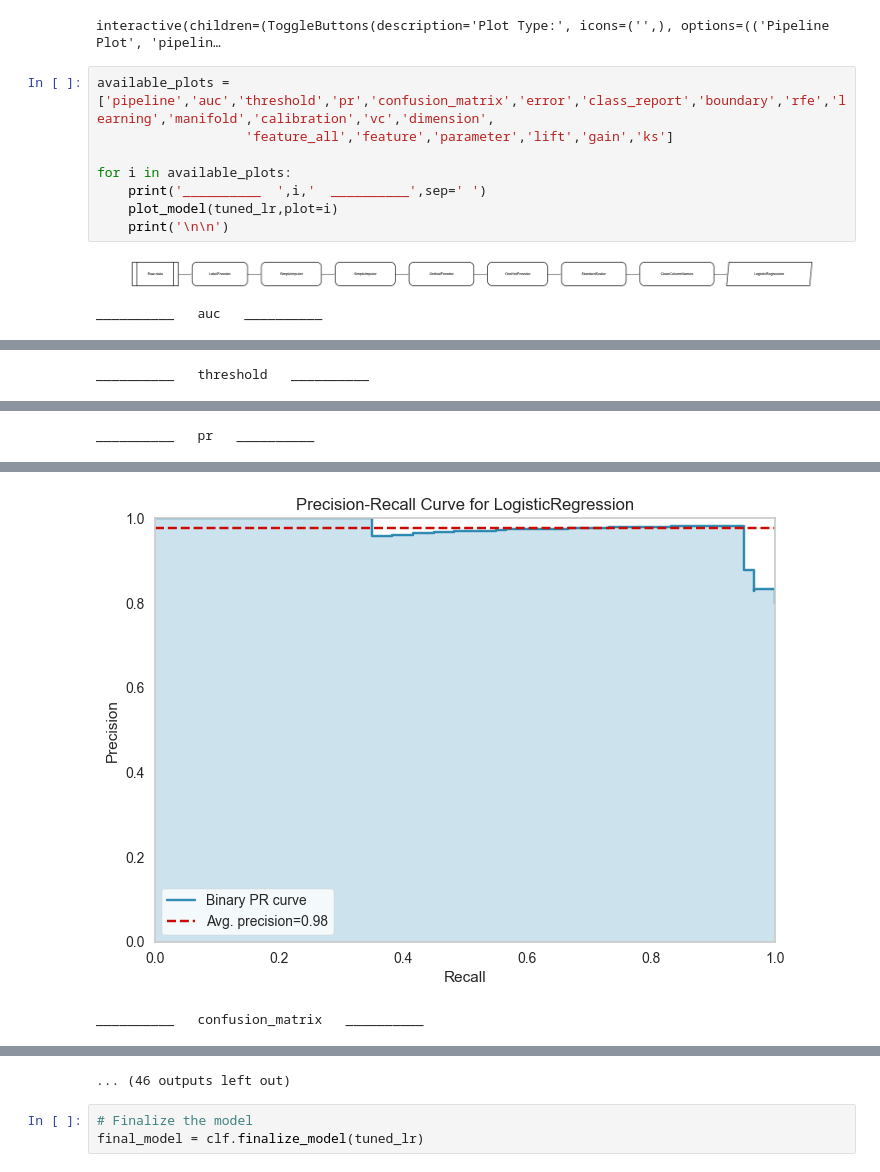
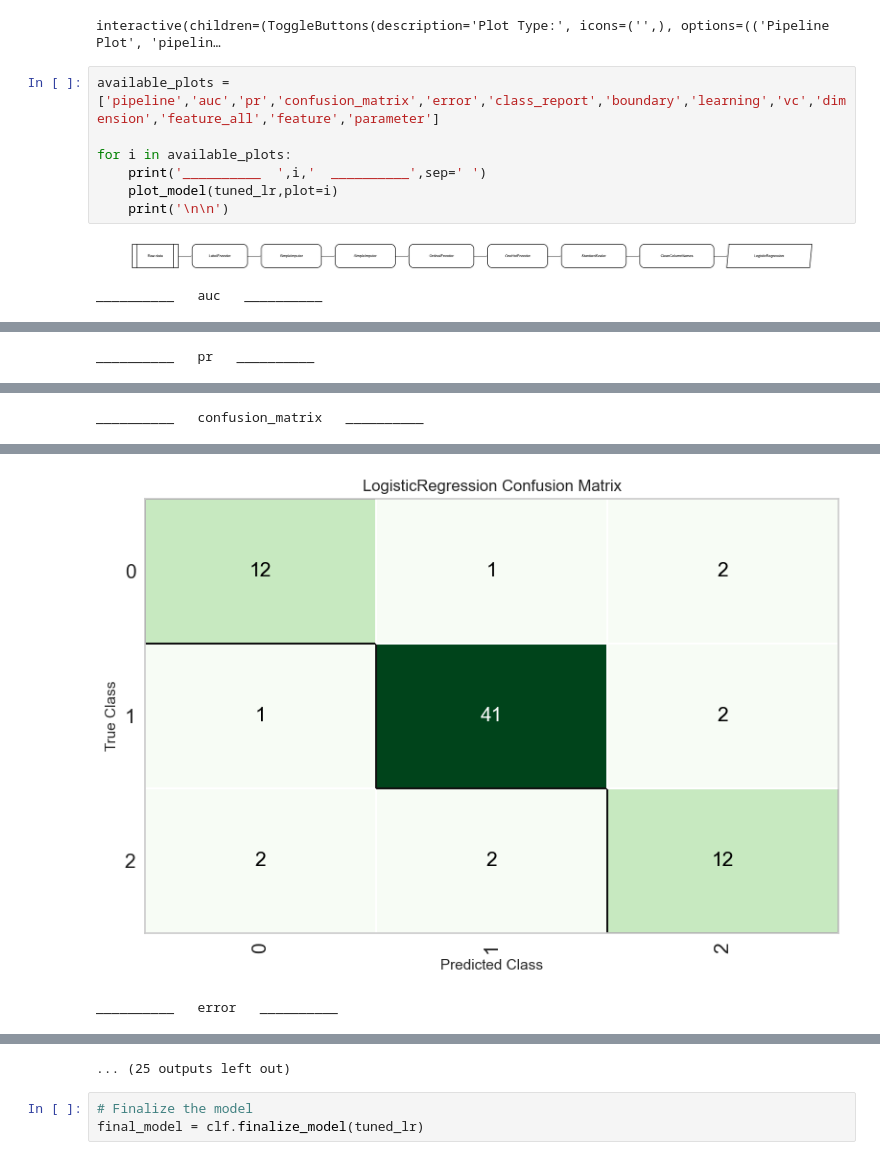
Before and after one commit to giselle06/MlOps_Proj, a Jupyter notebook: MLOps_Proj/notebooks/mlops_see.ipynb, the cells around one changed output, grey strips where cells are left out. Cells and saved outputs as stored; diff of their text form.

```diff
--- a/MLOps_Proj/notebooks/mlops_see.ipynb
+++ b/MLOps_Proj/notebooks/mlops_see.ipynb
@@ -536,8 +542,7 @@ evaluate_model(tuned_lr)
 # %% [output]
 interactive(children=(ToggleButtons(description='Plot Type:', icons=('',), options=(('Pipeline Plot', 'pipelin…
 # %%
-available_plots = ['pipeline','auc','threshold','pr','confusion_matrix','error','class_report','boundary','rfe','learning','manifold','calibration','vc','dimension',
-                   'feature_all','feature','parameter','lift','gain','ks']
+available_plots = ['pipeline','auc','pr','confusion_matrix','error','class_report','boundary','learning','vc','dimension','feature_all','feature','parameter']
 
 for i in available_plots:
     print('__________  ',i,'  __________',sep=' ')
@@ -551,2 +556,2 @@ __________   auc   __________
-__________   threshold   __________
+__________   pr   __________
 [interactive output not drawn]
@@ -554,9 +559,9 @@ __________   threshold   __________
-__________   pr   __________
+__________   confusion_matrix   __________
 [interactive output not drawn]
-[figure, old version]
+[figure, new version]
-__________   confusion_matrix   __________
+__________   error   __________
 [interactive output not drawn]
-... (46 outputs left out)
+... (25 outputs left out)
 # %%
 # Finalize the model
 final_model = clf.finalize_model(tuned_lr)
```
Also changed, not shown: parts of 18 cells of this notebook.
